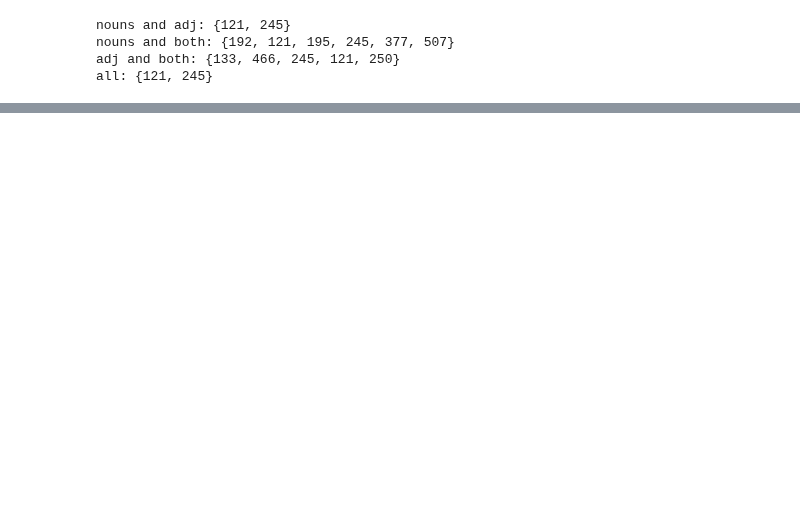
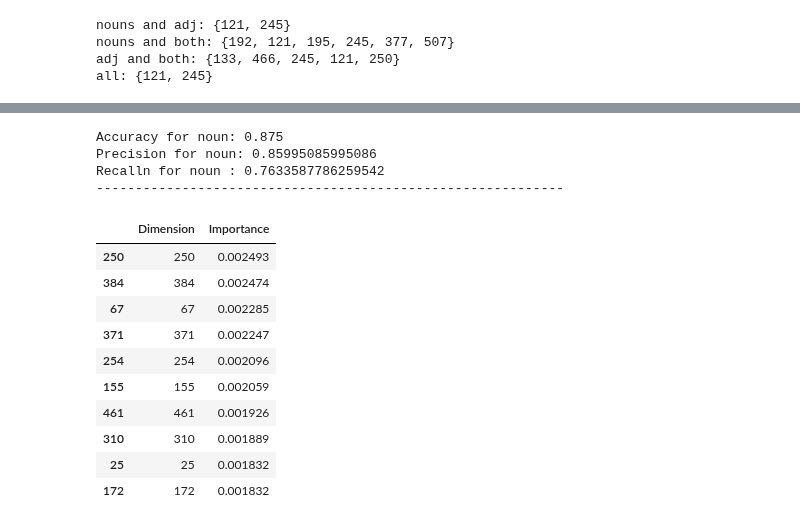
Before and after one commit to ClementineBleuze/WordEmbeddings, a Jupyter notebook: Notebooks_dim_clustering/classifiers.ipynb, the cells around one changed output, grey strips where cells are left out. Saved outputs shown, nothing was run; the diff lists cells and outputs as text; code cells hidden in the pictures; blank space fills up the shorter version.

```diff
--- a/Notebooks_dim_clustering/classifiers.ipynb
+++ b/Notebooks_dim_clustering/classifiers.ipynb
@@ -240,0 +411,50 @@ all: {121, 245}
+# %%
+# for noun the best_k is 15
+from sklearn.inspection import permutation_importance
+from sklearn.metrics import precision_score
+from sklearn.metrics import recall_score
+from sklearn.metrics import accuracy_score
+
+knn = KNeighborsClassifier(n_neighbors=15)
+knn.fit(X_nb_N_train, Y_nb_N_train)
+
+y_pred = knn.predict(X_nb_N_test)
+
+accuracy = accuracy_score(Y_nb_N_test, y_pred)
+precision = precision_score(Y_nb_N_test, y_pred)
+recall = recall_score(Y_nb_N_test, y_pred)
+
+print("Accuracy for noun:", accuracy)
+print("Precision for noun:", precision)
+print("Recalln for noun :", recall)
+
+
+# perform permutation importance
+results = permutation_importance(knn, X_nb_N_train, Y_nb_N_train, scoring='accuracy')
+# get importance
+importance = results.importances_mean
+
+#pyplot.bar([x for x in range(len(importance))], importance)
+#pyplot.show()
+print("--"*30)
+# %% [output]
+Accuracy for noun: 0.875
+Precision for noun: 0.85995085995086
+Recalln for noun : 0.7633587786259542
+------------------------------------------------------------
+# %%
+importances = pd.DataFrame(data={'Dimension': X_nb_N_train.columns,'Importance': results.importances_mean})
+importances = importances.sort_values(by='Importance', ascending=False)
+importances.head(10)
+# %% [output]
+|  | Dimension | Importance |
+| 250 | 250 | 0.002493 |
+| 384 | 384 | 0.002474 |
+| 67 | 67 | 0.002285 |
+| 371 | 371 | 0.002247 |
+| 254 | 254 | 0.002096 |
+| 155 | 155 | 0.002059 |
+| 461 | 461 | 0.001926 |
+| 310 | 310 | 0.001889 |
+| 25 | 25 | 0.001832 |
+| 172 | 172 | 0.001832 |
```
Also changed, not shown: parts of 11 cells of this notebook, 1 other file.
